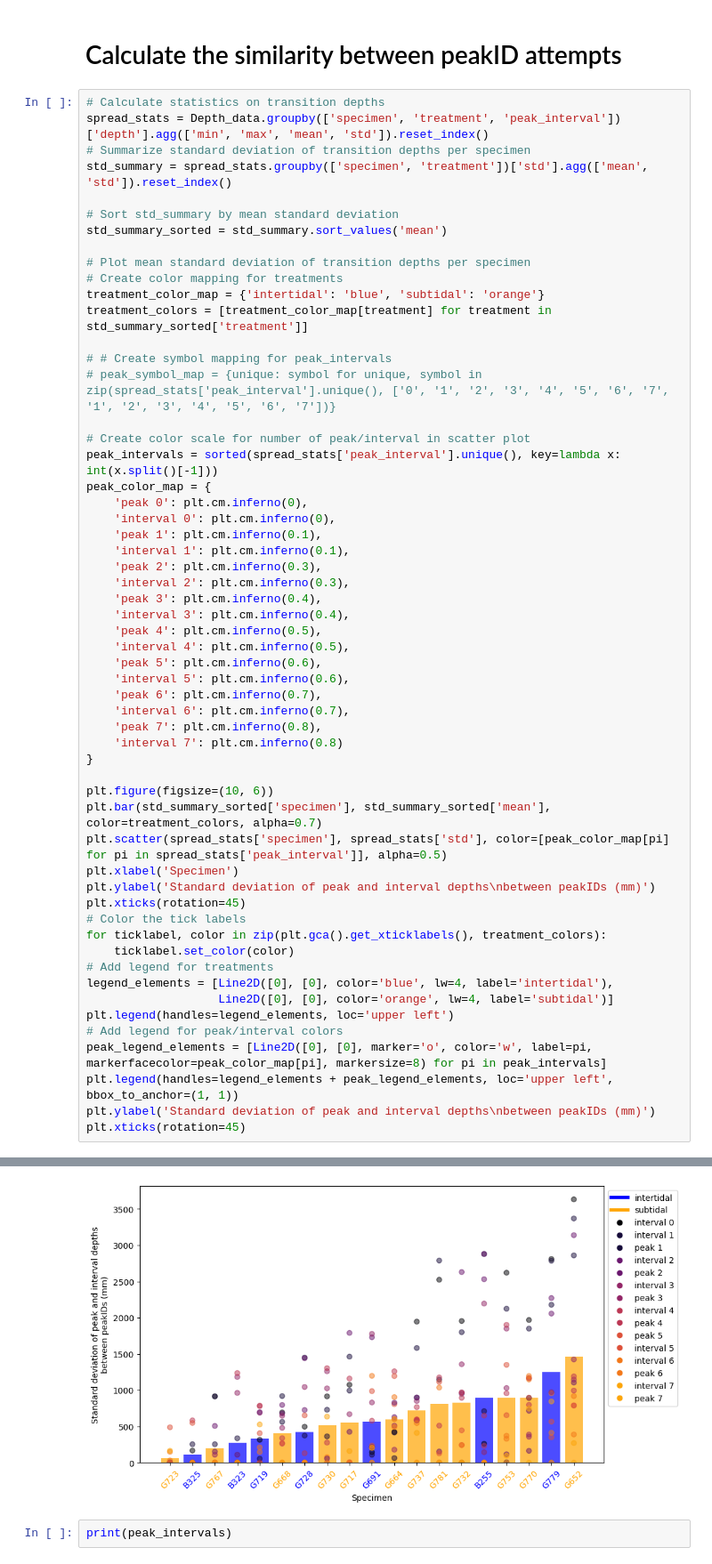
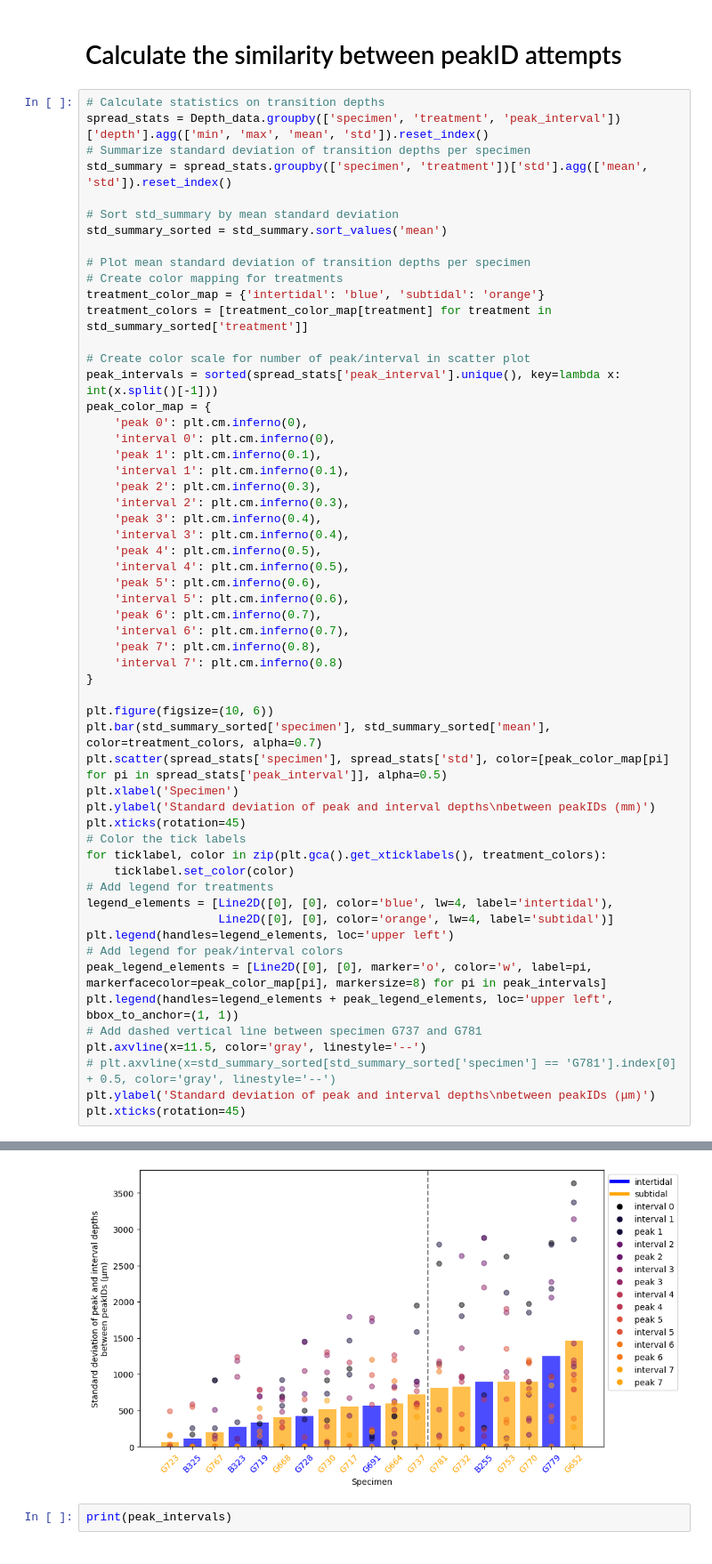
Before and after one commit to nielsjdewinter/Cleanalyze_python, a Jupyter notebook: Sort_specimens_peakID_similarity.ipynb, the cells around one changed output, grey strips where cells are left out. Shown at 89% size. Saved outputs shown, nothing was run; the diff lists cells and outputs as text.

Commit message:
Preparing figures for first manuscript draft

```diff
--- a/Sort_specimens_peakID_similarity.ipynb
+++ b/Sort_specimens_peakID_similarity.ipynb
@@ -43,9 +43,6 @@ std_summary_sorted = std_summary.sort_values('mean')
 # Create color mapping for treatments
 treatment_color_map = {'intertidal': 'blue', 'subtidal': 'orange'}
 treatment_colors = [treatment_color_map[treatment] for treatment in std_summary_sorted['treatment']]
-
-# # Create symbol mapping for peak_intervals
-# peak_symbol_map = {unique: symbol for unique, symbol in zip(spread_stats['peak_interval'].unique(), ['0', '1', '2', '3', '4', '5', '6', '7', '1', '2', '3', '4', '5', '6', '7'])}
 
 # Create color scale for number of peak/interval in scatter plot
 peak_intervals = sorted(spread_stats['peak_interval'].unique(), key=lambda x: int(x.split()[-1]))
@@ -79,35 +76,38 @@ for ticklabel, color in zip(plt.gca().get_xticklabels(), treatment_colors):
     ticklabel.set_color(color)
 # Add legend for treatments
 legend_elements = [Line2D([0], [0], color='blue', lw=4, label='intertidal'),
                    Line2D([0], [0], color='orange', lw=4, label='subtidal')]
 plt.legend(handles=legend_elements, loc='upper left')
 # Add legend for peak/interval colors
 peak_legend_elements = [Line2D([0], [0], marker='o', color='w', label=pi, markerfacecolor=peak_color_map[pi], markersize=8) for pi in peak_intervals]
 plt.legend(handles=legend_elements + peak_legend_elements, loc='upper left', bbox_to_anchor=(1, 1))
-plt.ylabel('Standard deviation of peak and interval depths\nbetween peakIDs (mm)')
+# Add dashed vertical line between specimen G737 and G781
+plt.axvline(x=11.5, color='gray', linestyle='--')
+# plt.axvline(x=std_summary_sorted[std_summary_sorted['specimen'] == 'G781'].index[0] + 0.5, color='gray', linestyle='--')
+plt.ylabel('Standard deviation of peak and interval depths\nbetween peakIDs (μm)')
 plt.xticks(rotation=45)
 # %% [output]
 ([0, 1, 2, 3, 4, 5, 6, 7, 8, 9, 10, 11, 12, 13, 14, 15, 16, 17, 18],
  [Text(0, 0, 'G723'),
   Text(1, 0, 'B325'),
   Text(2, 0, 'G767'),
   Text(3, 0, 'B323'),
   Text(4, 0, 'G719'),
   Text(5, 0, 'G668'),
   Text(6, 0, 'G728'),
   Text(7, 0, 'G730'),
   Text(8, 0, 'G717'),
   Text(9, 0, 'G691'),
   Text(10, 0, 'G664'),
   Text(11, 0, 'G737'),
   Text(12, 0, 'G781'),
   Text(13, 0, 'G732'),
   Text(14, 0, 'B255'),
   Text(15, 0, 'G753'),
   Text(16, 0, 'G770'),
   Text(17, 0, 'G779'),
   Text(18, 0, 'G652')])
-[figure, old version]
+[figure, new version]
 # %%
 print(peak_intervals)
 # %% [output]
```
Also changed, not shown: 7 other files.
